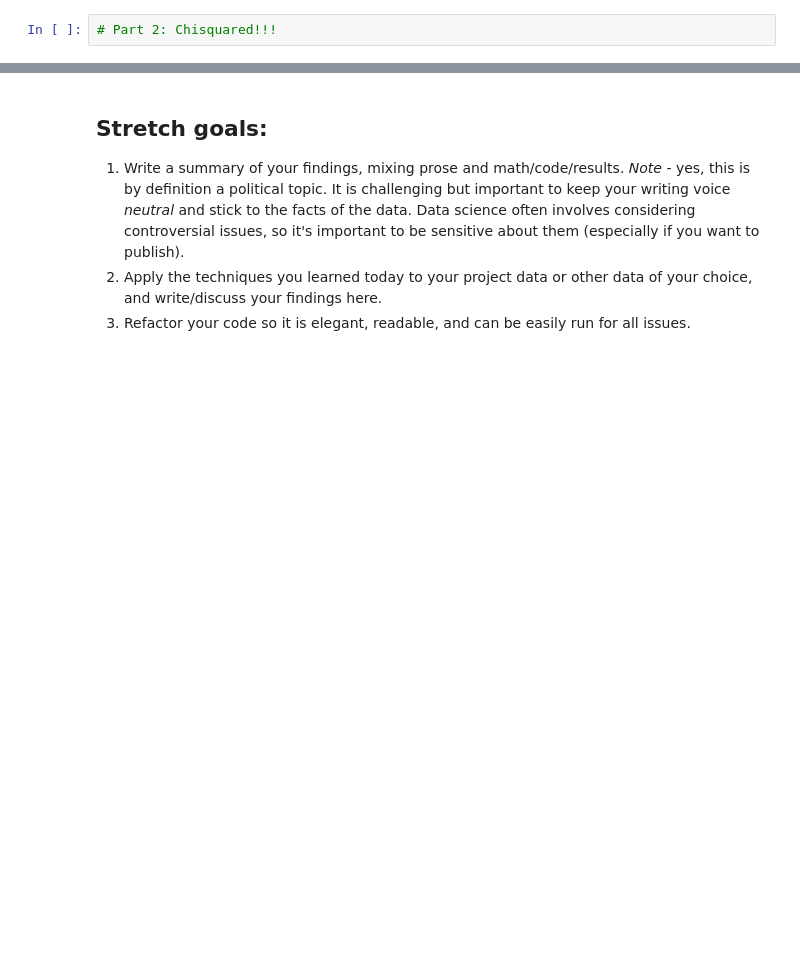
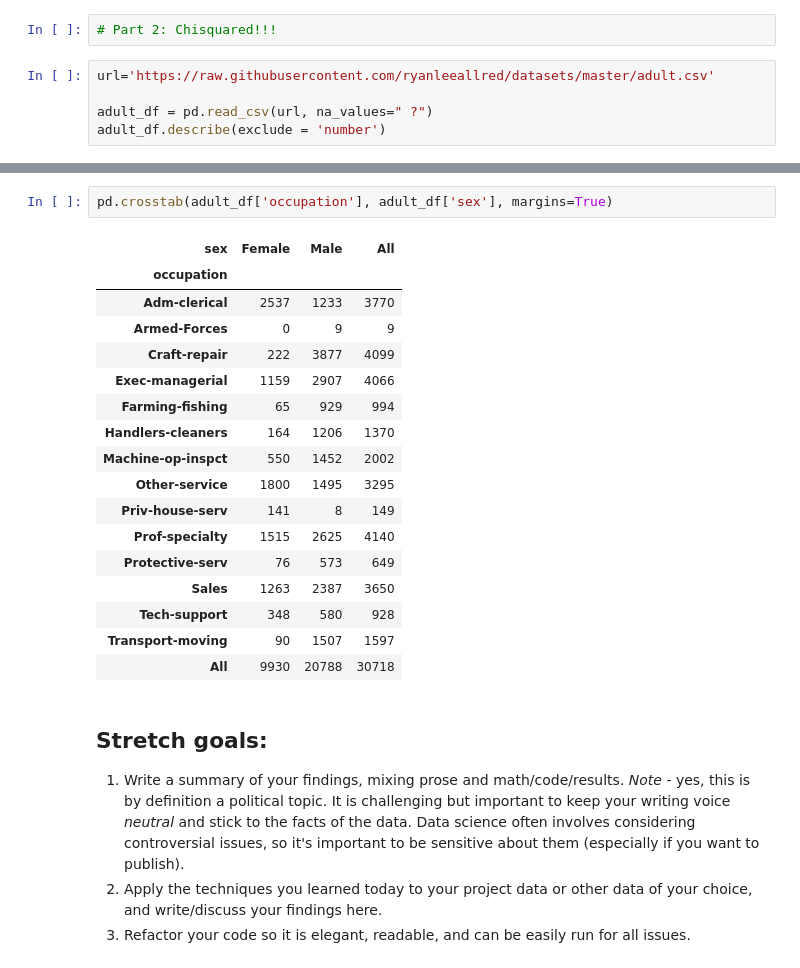
Before and after one commit to manic2man/DS-Unit-1-Sprint-2-Statistics, a Jupyter notebook: module2/LS_DS_122_Sampling_Confidence_Intervals_and_Hypothesis_Testing_Assignment.ipynb, the cells around one changed output, grey strips where cells are left out. Saved outputs shown, nothing was run; the diff lists cells and outputs as text; blank space fills up the shorter version.

```diff
--- a/module2/LS_DS_122_Sampling_Confidence_Intervals_and_Hypothesis_Testing_Assignment.ipynb
+++ b/module2/LS_DS_122_Sampling_Confidence_Intervals_and_Hypothesis_Testing_Assignment.ipynb
@@ -143,3 +143,8 @@ plt.axvline(x=CI[0], color='k');
 # between 72% and 82%, with a 95% degree of certainty
 # %%
 # Part 2: Chisquared!!!
+# %%
+url='https://raw.githubusercontent.com/ryanleeallred/datasets/master/adult.csv'
+
+adult_df = pd.read_csv(url, na_values=" ?")
+adult_df.describe(exclude = 'number')
@@ -146,3 +157,23 @@ plt.axvline(x=CI[0], color='k');
+# %%
+pd.crosstab(adult_df['occupation'], adult_df['sex'], margins=True)
+# %% [output]
+| sex | Female | Male | All |
+| occupation |  |  |  |
+| Adm-clerical | 2537 | 1233 | 3770 |
+| Armed-Forces | 0 | 9 | 9 |
+| Craft-repair | 222 | 3877 | 4099 |
+| Exec-managerial | 1159 | 2907 | 4066 |
+| Farming-fishing | 65 | 929 | 994 |
+| Handlers-cleaners | 164 | 1206 | 1370 |
+| Machine-op-inspct | 550 | 1452 | 2002 |
+| Other-service | 1800 | 1495 | 3295 |
+| Priv-house-serv | 141 | 8 | 149 |
+| Prof-specialty | 1515 | 2625 | 4140 |
+| Protective-serv | 76 | 573 | 649 |
+| Sales | 1263 | 2387 | 3650 |
+| Tech-support | 348 | 580 | 928 |
+| Transport-moving | 90 | 1507 | 1597 |
+| All | 9930 | 20788 | 30718 |
 # %% [markdown]
 ## Stretch goals:
 
```
Also changed, not shown: parts of 1 cell of this notebook.
